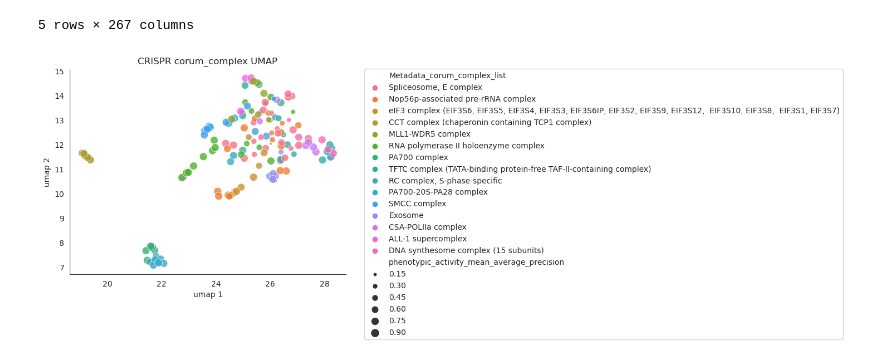
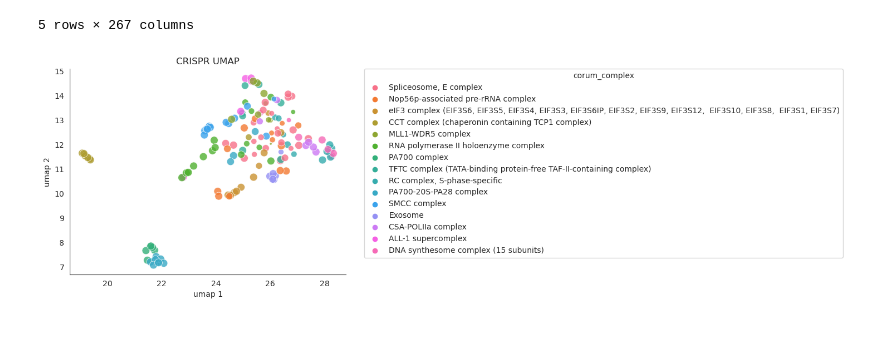
Before and after one commit to jump-cellpainting/2024_Chandrasekaran_Morphmap, a Jupyter notebook: 04.create-visualization/04.1.create-morphmap-umap-crispr.ipynb, the cells around one changed output. Cells and saved outputs as stored; diff of their text form; code cells hidden in the pictures; blank space fills up the shorter version.

```diff
--- a/04.create-visualization/04.1.create-morphmap-umap-crispr.ipynb
+++ b/04.create-visualization/04.1.create-morphmap-umap-crispr.ipynb
@@ -185,29 +185,39 @@ crispr_profiles_df["umap 2"] = crispr_projection_2d[:, 1:2].flatten()
 
 # shuffle the data points
 crispr_profiles_df = crispr_profiles_df.sample(frac=1, random_state=12527).reset_index(drop=True)
+# %%
+n_labels = crispr_profiles_df[f"{label_column_name}"].nunique()
 # %%
 # Visualize UMAP
 
 sns.set_style("white")
 
-sns.scatterplot(
+ax = sns.scatterplot(
     data=crispr_profiles_df,
     x="umap 1",
     y="umap 2",
     hue=f"{label_column_name}",
     size="phenotypic_activity_mean_average_precision",
     sizes=(10, 100),
     alpha=0.8,
-).set_title(f"CRISPR {filename} UMAP")
+)
+
+h, l = ax.get_legend_handles_labels()
 
 sns.despine()
-plt.legend(bbox_to_anchor=(2.8, 1), loc="upper right", borderaxespad=0, ncol=1)
+ax.legend(
+    h[1 : n_labels + 1],
+    l[1 : n_labels + 1],
+    bbox_to_anchor=(2.8, 1),
+    loc="upper right",
+    borderaxespad=0,
+    ncol=1,
+    title=f"{filename}",
+)
 
-plt.savefig(
-    f"figures/crispr_morphmap.png", bbox_inches="tight", dpi=300
-)
-plt.savefig(
-    f"figures/crispr_morphmap.svg", bbox_inches="tight", dpi=300
-)
+ax.set_title(f"CRISPR UMAP")
+
+plt.savefig(f"figures/crispr_morphmap.png", bbox_inches="tight", dpi=300)
+plt.savefig(f"figures/crispr_morphmap.svg", bbox_inches="tight", dpi=300)
 # %% [output]
-[figure, old version]
+[figure, new version]
```
Also changed, not shown: 5 other files.
